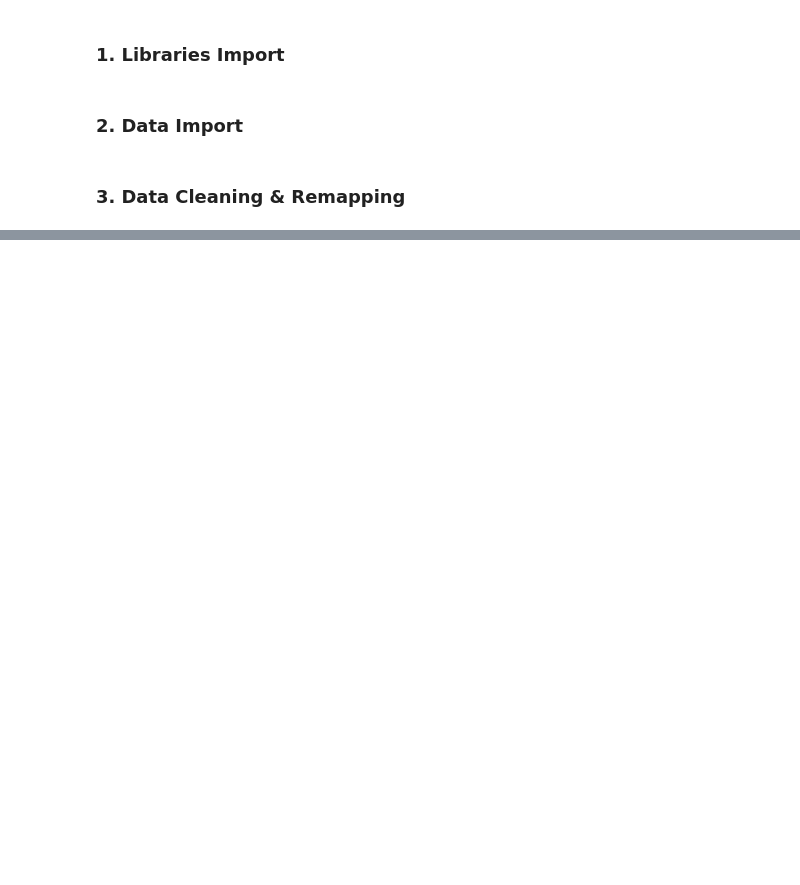
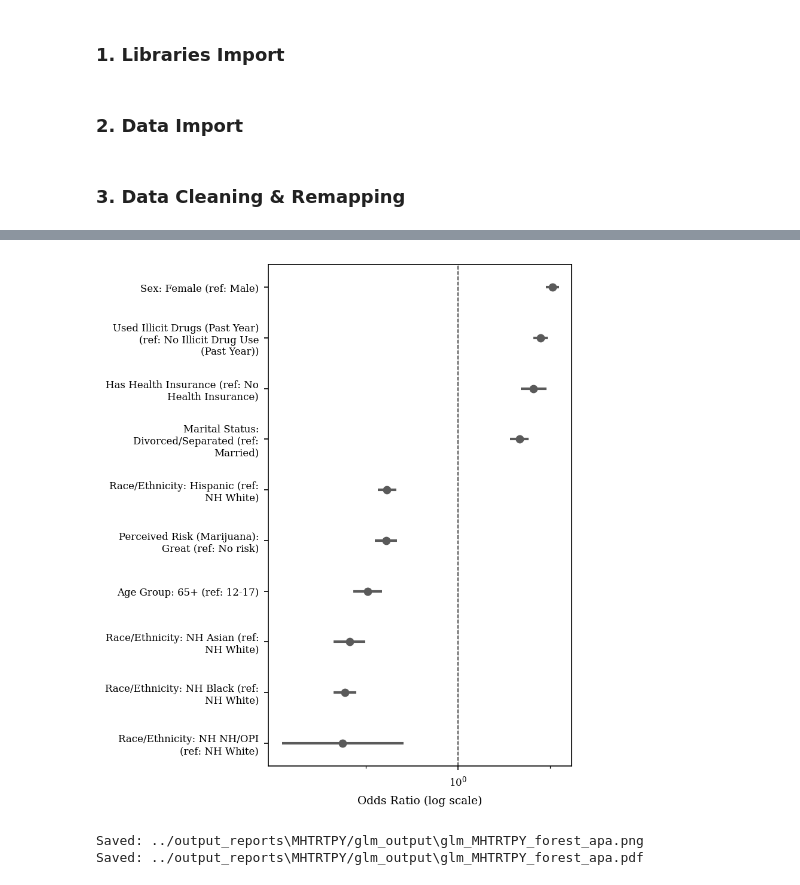
Before and after one commit to bachnguyen234/da401-final-project-bach-nguyen, a Jupyter notebook: code/da401_new_age_graphs.ipynb, the cells around one changed output, grey strips where cells are left out. Cells and saved outputs as stored; diff of their text form; code cells hidden in the pictures; blank space fills up the shorter version.

```diff
--- a/code/da401_new_age_graphs.ipynb
+++ b/code/da401_new_age_graphs.ipynb
@@ -569 +697,7 @@ Saved: ../output_reports\SUTRTPY/lasso_output\lasso_SUTRTPY_feature_importance_p
+# %%
+plot_glm_forest_from_export_pretty("MHTRTPY")
+# %% [output]
+[figure, added]
+Saved: ../output_reports\MHTRTPY/glm_output\glm_MHTRTPY_forest_apa.png
+Saved: ../output_reports\MHTRTPY/glm_output\glm_MHTRTPY_forest_apa.pdf
 # %%
```
Also changed, not shown: parts of 18 cells of this notebook, 29 other files.
